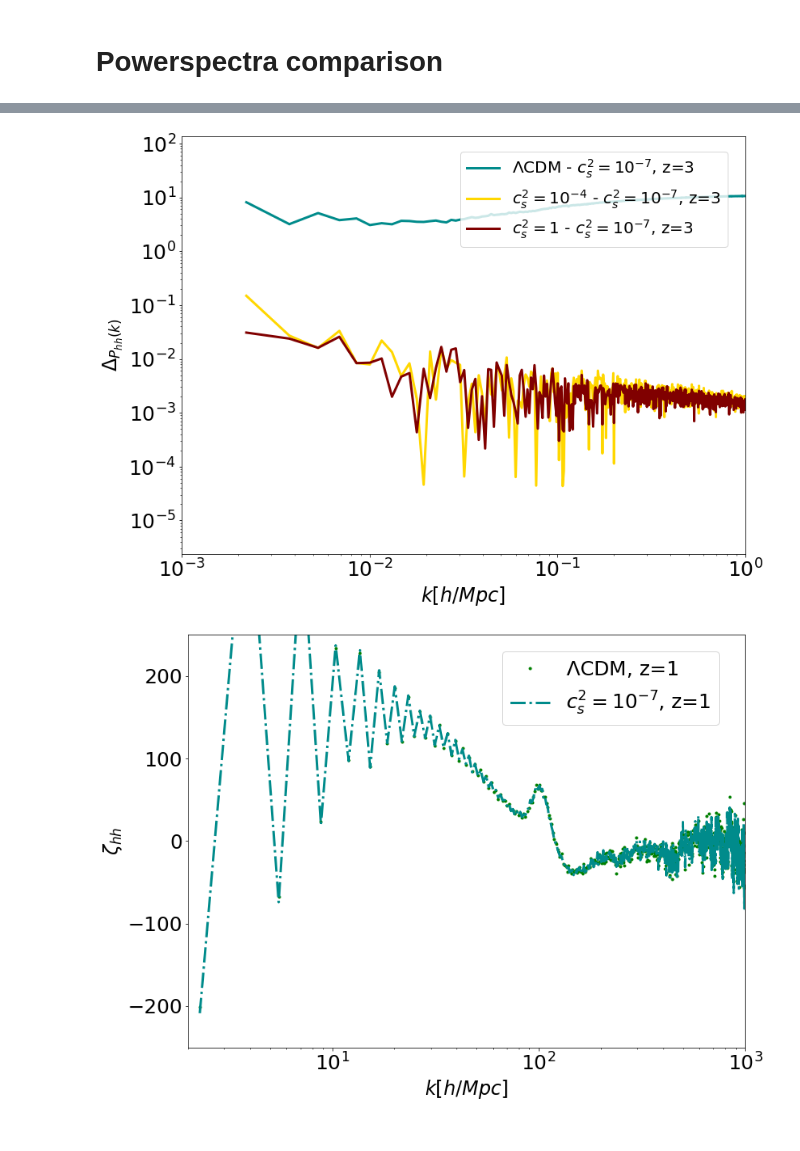
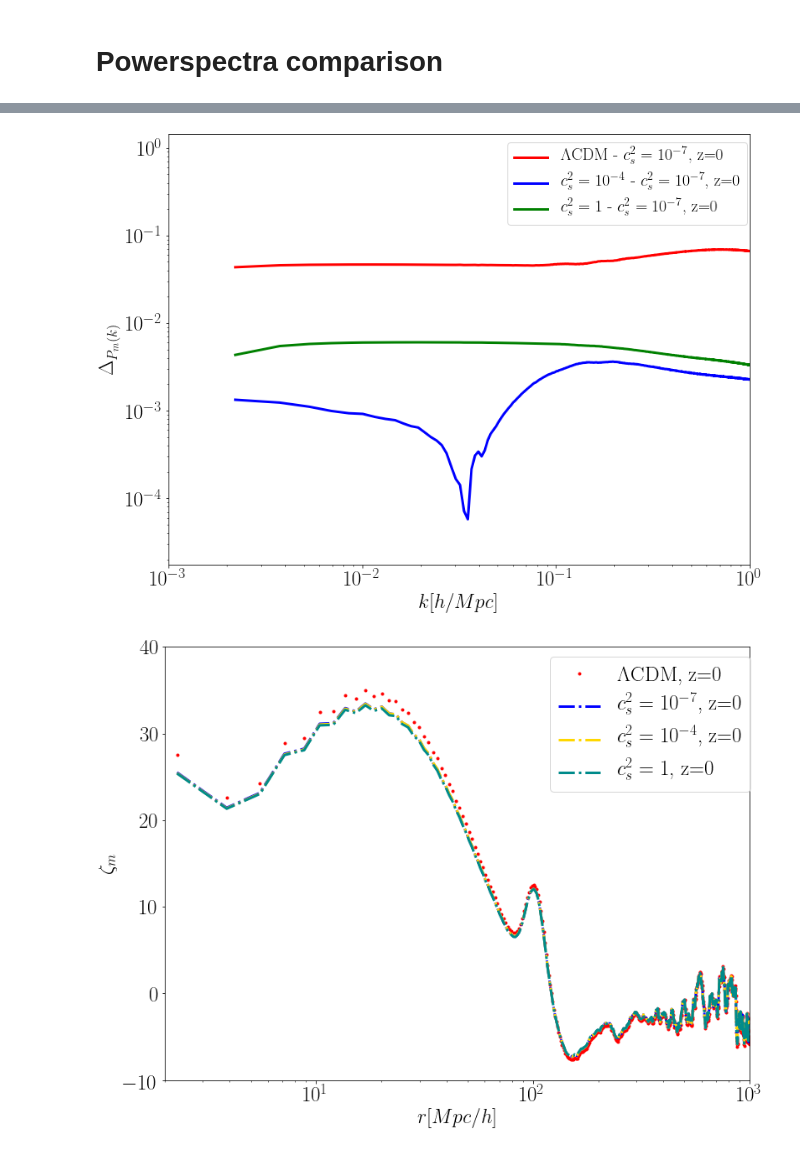
Before and after one commit to FarbodHassani/Doppler_RSD_N-body, a Jupyter notebook: Analysis-notebooks/pcls_PowerSpectra_CF_comparison_no_RSD.ipynb, the cells around one changed output, grey strips where cells are left out. Cells and saved outputs as stored; diff of their text form; code cells hidden in the pictures.

```diff
--- a/Analysis-notebooks/pcls_PowerSpectra_CF_comparison_no_RSD.ipynb
+++ b/Analysis-notebooks/pcls_PowerSpectra_CF_comparison_no_RSD.ipynb
@@ -58,7 +108,7 @@ font = {'family' : 'normal',
 matplotlib.rc('font', **font)
 plt.figure(figsize=(10,8))
 
-for i in [4,1]:
+for i in [0,1]:
     plt.loglog(gev_lcdm[i][0,:],gev_lcdm[i][1,:],".",color =ColorsI[i], lw=3,label="$\Lambda$CDM, z="+redshifts[i])
 # plt.loglog(P1k_kess_csem7_z1[0,:],P1k_kess_csem7_z1[1,:],".",lw=3,label="$k$-essence, $c_s^2=10^{-7}$")
     plt.loglog(gev_cs2_1[i][0,:],gev_cs2_1[i][1,:],".",color =ColorsI[i+2], lw=3,label="$c_s^2=1$, z="+redshifts[i])
@@ -66,7 +116,7 @@ for i in [4,1]:
 
 
     # plt.ylim(1.e1,1.e7)
-    plt.ylabel('$P_{hh}(k)$',fontsize=24)
+    plt.ylabel('$P_{m}(k)$',fontsize=24)
     plt.xlabel('$k[h/Mpc]$',fontsize=24)
     # plt.yscale('log')
     plt.xticks(size = 25);
@@ -85,14 +135,14 @@ plt.rcParams['ytick.labelsize'] = label_size
 fig = plt.figure()
 fig.set_size_inches(12.5, 9.5)
 
-for i in [4]:
+for i in [0]:
     plt.loglog(gev_lcdm[i][0,:],np.abs(gev_lcdm[i][1,:]-gev_cs2_e7[i][1,:])/gev_lcdm[i][1,:],"-",color =ColorsI[i], lw=3,label="$\Lambda$CDM - $c_s^2=10^{-7}$, z="+redshifts[i])
     plt.loglog(gev_lcdm[i][0,:],np.abs(kev_cs2_e4[i][1,:]-gev_cs2_e7[i][1,:])/kev_cs2_e4[i][1,:],"-",color =ColorsI[i+1], lw=3,label="$c_s^2=10^{-4}$ - $c_s^2=10^{-7}$, z="+redshifts[i])
     plt.loglog(gev_lcdm[i][0,:],np.abs(gev_cs2_1[i][1,:]-gev_cs2_e7[i][1,:])/gev_cs2_1[i][1,:],"-",color =ColorsI[i+2], lw=3,label="$c_s^2=1$ - $c_s^2=10^{-7}$, z="+redshifts[i])
 
     fig.legend(fontsize=20,bbox_to_anchor=(0.88,0.85))
     # plt.ylim(1.e1,1.e7)
-    plt.ylabel('$\Delta_{P_{hh}(k)}$',fontsize=24)
+    plt.ylabel('$\Delta_{P_{m}(k)}$',fontsize=24)
     plt.xlabel('$k[h/Mpc]$',fontsize=24)
     # plt.yscale('log')
     plt.xticks(size = 25);
@@ -100,9 +150,9 @@ for i in [4]:
 #     plt.ylim(1.e4,3.e5)
     plt.xlim(1.e-3,1.e0)
 # %% [output]
-[figure, old version]
+[figure, new version]
 # %%
-directory = "/Users/farbod/Dropbox/Projects/Doppler_RSD/Data/Power_spectra_correlation_function_RSD_noRSD"
+directory = "/Users/farbod/Dropbox/Projects/Doppler_RSD/Data/Powerpsectra_correlationfunction_particles_Pylians/"
 
 files=["gevolution_boxsize_4032_ngrid_4608_lcdm_05062020",
        "gevolution_boxsize_4032_ngrid_4608_w_0m9_cs2_em7_05062020",
@@ -120,35 +170,37 @@ gev_cs2_e7_c=[]
 
 for i in range(5):
 
-        gev_lcdm_c.append(load(directory+"/RSD//CF_full_gevolution_boxsize_4032_ngrid_4608_lcdm_05062020_z_"+str(redshifts[i])+".npy"))
-        gev_cs2_1_c.append(load(directory+"/RSD/CF_full_gevolution_boxsize_4032_ngrid_4608_w_0m9_cs2_1_05062020_z_"+str(redshifts[i])+".npy"))
-        kev_cs2_e4_c.append(load(directory+"/RSD/CF_full_kevolution_boxsize_4032_ngrid_4608_w_0m9_cs2_em4_05062020_z_"+str(redshifts[i])+".npy"))
-        gev_cs2_e7_c.append(load(directory+"/RSD/CF_full_gevolution_boxsize_4032_ngrid_4608_w_0m9_cs2_em7_05062020_z_"+str(redshifts[i])+".npy"))
+        gev_lcdm_c.append(load(directory+"/no_RSD///CF_full_gevolution_boxsize_4032_ngrid_4608_lcdm_05062020_z_"+str(redshifts[i])+".npy"))
+        gev_cs2_1_c.append(load(directory+"/no_RSD/CF_full_gevolution_boxsize_4032_ngrid_4608_w_0m9_cs2_1_05062020_z_"+str(redshifts[i])+".npy"))
+        kev_cs2_e4_c.append(load(directory+"/no_RSD/CF_full_kevolution_boxsize_4032_ngrid_4608_w_0m9_cs2_em4_05062020_z_"+str(redshifts[i])+".npy"))
+        gev_cs2_e7_c.append(load(directory+"/no_RSD/CF_full_gevolution_boxsize_4032_ngrid_4608_w_0m9_cs2_em7_05062020_z_"+str(redshifts[i])+".npy"))
 # %%
 
 label_size = 22
 plt.rcParams['xtick.labelsize'] = label_size
 plt.rcParams['ytick.labelsize'] = label_size
 fig = plt.figure()
 fig.set_size_inches(12.5, 9.5)
 
-for i in [2]:
+for i in [0]:
     plt.plot(gev_lcdm_c[i][0,:],gev_lcdm_c[i][0,:]**2 * gev_lcdm_c[i][1,:],".",color =ColorsI[i], lw=3,label="$\Lambda$CDM, z="+redshifts[i])
 # plt.loglog(P1k_kess_csem7_z1[0,:],P1k_kess_csem7_z1[1,:],".",lw=3,label="$k$-essence, $c_s^2=10^{-7}$")
-    plt.plot(gev_cs2_e7_c[i][0,:],gev_cs2_e7_c[i][0,:]**2 * gev_cs2_e7_c[i][1,:],"-.",color =ColorsI[i+2], lw=3,label="$c_s^2=10^{-7}$, z="+redshifts[i])
+    plt.plot(gev_cs2_e7_c[i][0,:],gev_cs2_e7_c[i][0,:]**2 * gev_cs2_e7_c[i][1,:],"-.",color =ColorsI[i+1], lw=3,label="$c_s^2=10^{-7}$, z="+redshifts[i])
+    plt.plot(kev_cs2_e4_c[i][0,:],kev_cs2_e4_c[i][0,:]**2 * kev_cs2_e4_c[i][1,:],"-.",color =ColorsI[i+5], lw=3,label="$c_s^2=10^{-4}$, z="+redshifts[i])
 
+    plt.plot(gev_cs2_1_c[i][0,:],gev_cs2_1_c[i][0,:]**2 * gev_cs2_1_c[i][1,:],"-.",color =ColorsI[i+4], lw=3,label="$c_s^2=1$, z="+redshifts[i])
 
     fig.legend(fontsize=25,bbox_to_anchor=(0.88,0.85))
     # plt.ylim(1.e1,1.e7)
-    plt.ylabel('$\zeta_{hh}$',fontsize=24)
-    plt.xlabel('$k[h/Mpc]$',fontsize=24)
+    plt.ylabel('$\zeta_{m}$',fontsize=24)
+    plt.xlabel('$r[Mpc/h]$',fontsize=24)
     plt.xscale('log')
     plt.xticks(size = 25);
     plt.yticks(size = 25);
-    plt.ylim(-250,250)
+    plt.ylim(-10,40)
     plt.xlim(2,1.e3)
 # %% [output]
-[figure, old version]
+[figure, new version]
 # %%
 
 label_size = 22
```
Also changed, not shown: parts of 32 cells of this notebook, 1 other file.
